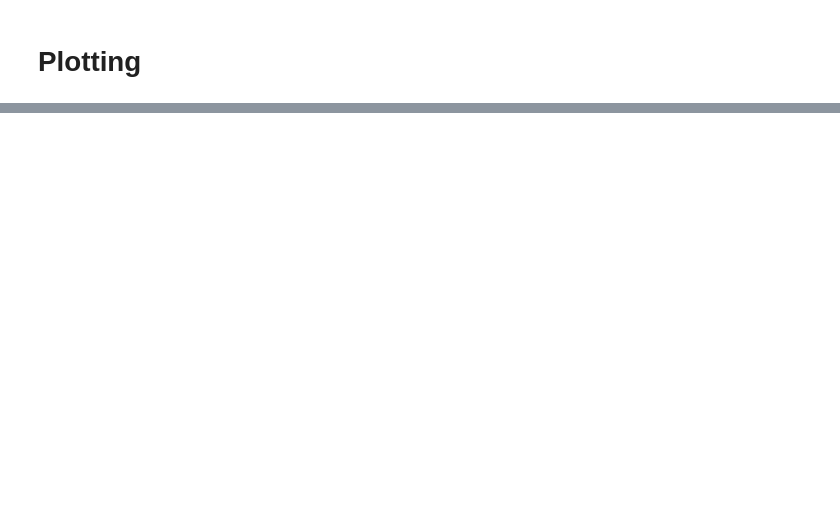
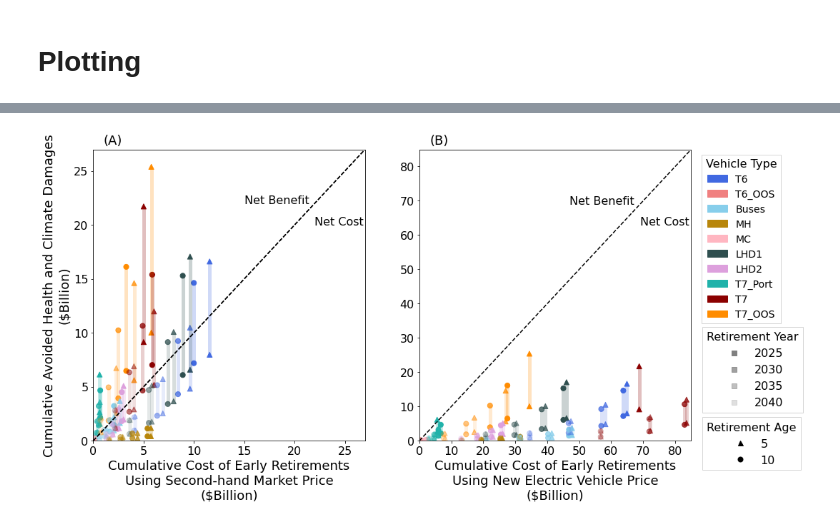
Before and after one commit to norahennessy27/stock_flow_decarb, a Jupyter notebook: AQ_Analysis_and_plotting.ipynb, the cells around one changed output, grey strips where cells are left out. Saved outputs shown, nothing was run; the diff lists cells and outputs as text; code cells hidden in the pictures; blank space fills up the shorter version.

```diff
--- a/AQ_Analysis_and_plotting.ipynb
+++ b/AQ_Analysis_and_plotting.ipynb
@@ -1554,7 +2985,7 @@ cost_effectiveness["co2_value"] = cost_effectiveness["co2_saved"]*51/1e3
 cost_effectiveness["deaths_value"] = cost_effectiveness["deaths_saved"]*9.63e6/1e9
 cost_effectiveness["total_value"] = cost_effectiveness["co2_value"]+cost_effectiveness["deaths_value"] #in billions of dollars
 # %%
-f, ax = plt.subplots(1,2, figsize = (15,8))
+f, ax = plt.subplots(1,2, figsize = (15,7.5))
 
 
 cost_effectiveness["co2_value"] = cost_effectiveness["co2_saved"]*51/1e3
@@ -1643,54 +3074,56 @@ for i,z in enumerate(ret_years):
                 color = cost_effectiveness[(cost_effectiveness.zev_year==2035)&  (cost_effectiveness.ret_year==z)].color,
                  alpha = (1-i*0.25)*0.25, linestyle = "solid", linewidth = 5)
 
-ax[0].set_ylabel("Cumulative Avoided Health and Climate Damages\n($Billion)", fontsize = 14)
-ax[0].set_xlabel("Cumulative Cost of Early Retirements\nUsing Second-hand Market Price\n($Billion)", fontsize = 14)
-ax[1].set_xlabel("Cumulative Cost of Early Retirements\nUsing New Electric Vehicle Price\n($Billion)", fontsize = 14)
-ax[0].text(15,22,"Net Benefit", fontsize = 14)
-ax[0].text(22,20,"Net Cost", fontsize = 14)
+ax[0].set_ylabel("Cumulative Avoided Health and Climate Damages\n($Billion)", fontsize = 18)
+ax[0].set_xlabel("Cumulative Cost of Early Retirements\nUsing Second-hand Market Price\n($Billion)", fontsize = 18)
+ax[1].set_xlabel("Cumulative Cost of Early Retirements\nUsing New Electric Vehicle Price\n($Billion)", fontsize = 18)
+ax[0].text(15,22,"Net Benefit", fontsize = 16)
+ax[0].text(22,20,"Net Cost", fontsize = 16)
 
-ax[1].text(47,69,"Net Benefit", fontsize = 14)
-ax[1].text(69,63,"Net Cost", fontsize = 14)
+ax[1].text(47,69,"Net Benefit", fontsize = 16)
+ax[1].text(69,63,"Net Cost", fontsize = 16)
 
 
 for tick in ax[0].get_yticklabels():
-    tick.set_fontsize(14)
+    tick.set_fontsize(16)
 for tick in ax[0].get_xticklabels():
-    tick.set_fontsize(14)
+    tick.set_fontsize(16)
 
 for tick in ax[1].get_yticklabels():
-    tick.set_fontsize(14)
+    tick.set_fontsize(16)
 for tick in ax[1].get_xticklabels():
-    tick.set_fontsize(14)
+    tick.set_fontsize(16)
 
 handles = [mpatches.Patch(facecolor=veh_colors[v], hatch='', edgecolor=veh_colors[v], label = veh_types[i]) for i,v in enumerate(veh_types)]
 l0 = ax[1].legend(handles=handles, loc='upper left', bbox_to_anchor=(1.02, 1), title = "Vehicle Type", fancybox = False, fontsize = 14)
-l0.get_title().set_fontsize(14)
+l0.get_title().set_fontsize(16)
 
 handles2 = [
     plt.Line2D([], [], linestyle='none', color='black', label = "5", marker = "^", markersize = 7),
     plt.Line2D([], [], linestyle='none', color='black', label = "10", marker = "o", markersize = 7)
 ]
 
 handles3 = [plt.Line2D([], [], linestyle='none', color='gray', label = ret_years[0], marker = "s", markersize = 7, alpha = 1),
            plt.Line2D([], [], linestyle='none', color='gray', label = ret_years[1], marker = "s", markersize = 7, alpha = 1-1*0.25),
            plt.Line2D([], [], linestyle='none', color='gray', label = ret_years[2], marker = "s", markersize = 7, alpha = 1-2*0.25),
            plt.Line2D([], [], linestyle='none', color='gray', label = ret_years[3], marker = "s", markersize = 7, alpha = 1-3*0.25)]
 
-l1 = ax[1].legend(handles=handles2, loc='upper left', bbox_to_anchor=(1.02, 0.23), title = "Retirement Age", fancybox = False, fontsize = 14)
-l1.get_title().set_fontsize(14)
+l1 = ax[1].legend(handles=handles2, loc='upper left', bbox_to_anchor=(1.02, 0.1), title = "Retirement Age", fancybox = False, fontsize = 16)
+l1.get_title().set_fontsize(16)
 
-l2 = ax[1].legend(handles=handles3, loc='upper left', bbox_to_anchor=(1.02, 0.48), title = "Retirement Year", fancybox = False, fontsize = 14)
-l2.get_title().set_fontsize(14)
+l2 = ax[1].legend(handles=handles3, loc='upper left', bbox_to_anchor=(1.02, 0.41), title = "Retirement Year", fancybox = False, fontsize = 16)
+l2.get_title().set_fontsize(16)
 ax[1].add_artist(l1)
 ax[1].add_artist(l0)
 #ax.set_title("SCC = $190/tonne\nNew BEV Price", fontsize = 14)
 
-ax[0].text(1,27.5,"(A)", fontsize = 14)
-ax[1].text(3.2,86.5,"(B)", fontsize = 14)
-plt.tight_layout()
+ax[0].text(1,27.5,"(A)", fontsize = 18)
+ax[1].text(3.2,86.5,"(B)", fontsize = 18)
+#plt.tight_layout()
 
-f.savefig("cost_plot_all.png", bbox_inches = "tight")
+f.savefig("final_plots/cost_plot_all.pdf", bbox_inches = "tight")
+# %% [output]
+[figure, added]
 # %%
 cum_deaths = pd.DataFrame(index = ["BAU",2040,2035,2030,2025,
         "2040-10-2040","2040-5-2040",
```
Also changed, not shown: parts of 67 cells of this notebook.
